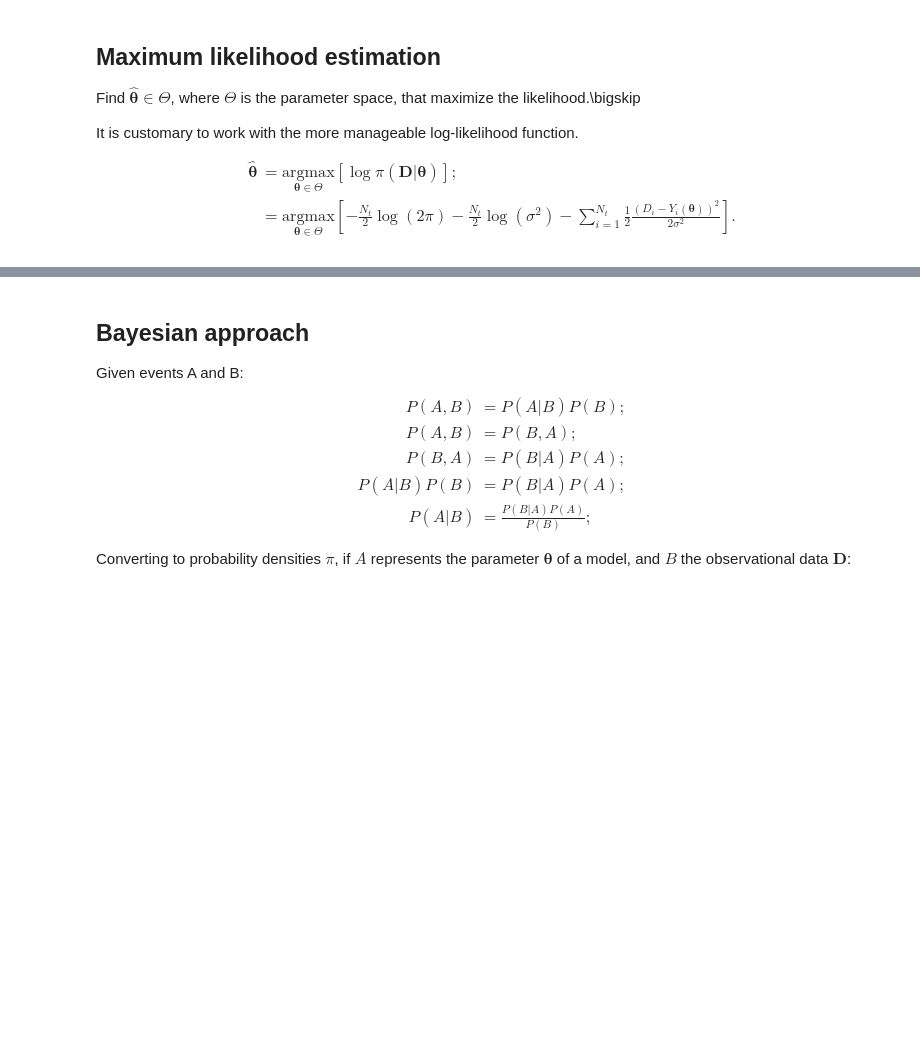
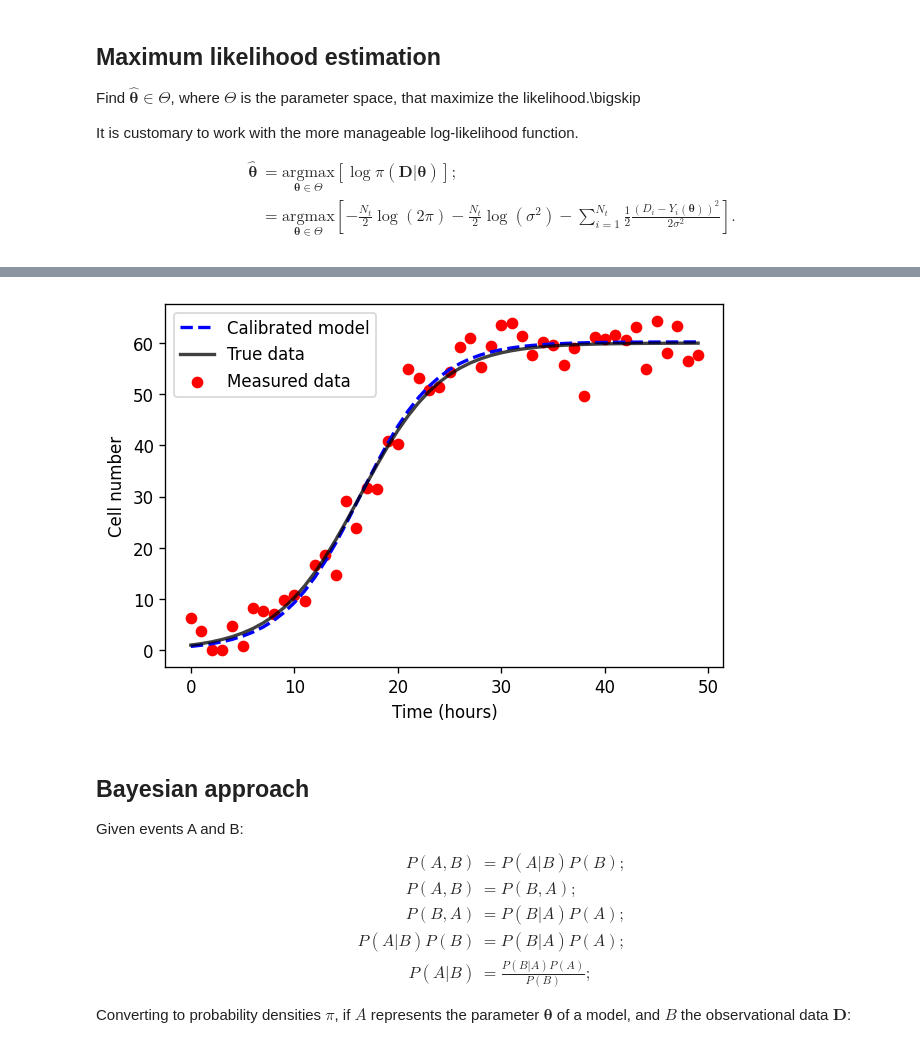
Before and after one commit to Ernesto-Lima/VeraoLNCC2021, a Jupyter notebook: day03_calibration.ipynb, the cells around one changed output, grey strips where cells are left out. Cells and saved outputs as stored; diff of their text form; code cells hidden in the pictures; blank space fills up the shorter version.

```diff
--- a/day03_calibration.ipynb
+++ b/day03_calibration.ipynb
@@ -136,3 +150,16 @@ plt.show()
+# %%
+y_ml = odeint(control_tumor, t=times, y0=ml_ic, args=tuple([[ml_growth,ml_carry]]))
+fig, ax = plt.subplots(dpi=120)
+plt.plot(times, y_ml, label='Calibrated model', linestyle='dashed', color='blue',linewidth=2.0)
+plt.plot(times, y, label='True data', color='black', alpha=0.75,linewidth=2.0)
+plt.scatter(times, yobs, label='Measured data', color='red')
+plt.legend()
+plt.xlabel('Time (hours)')
+plt.ylabel('Cell number');
+#plt.savefig("ml_fit.pdf")
+plt.show()
+# %% [output]
+[figure, added]
 # %% [markdown]
 ## Bayesian approach
 Given events A and B:
```
Also changed, not shown: parts of 13 cells of this notebook.
